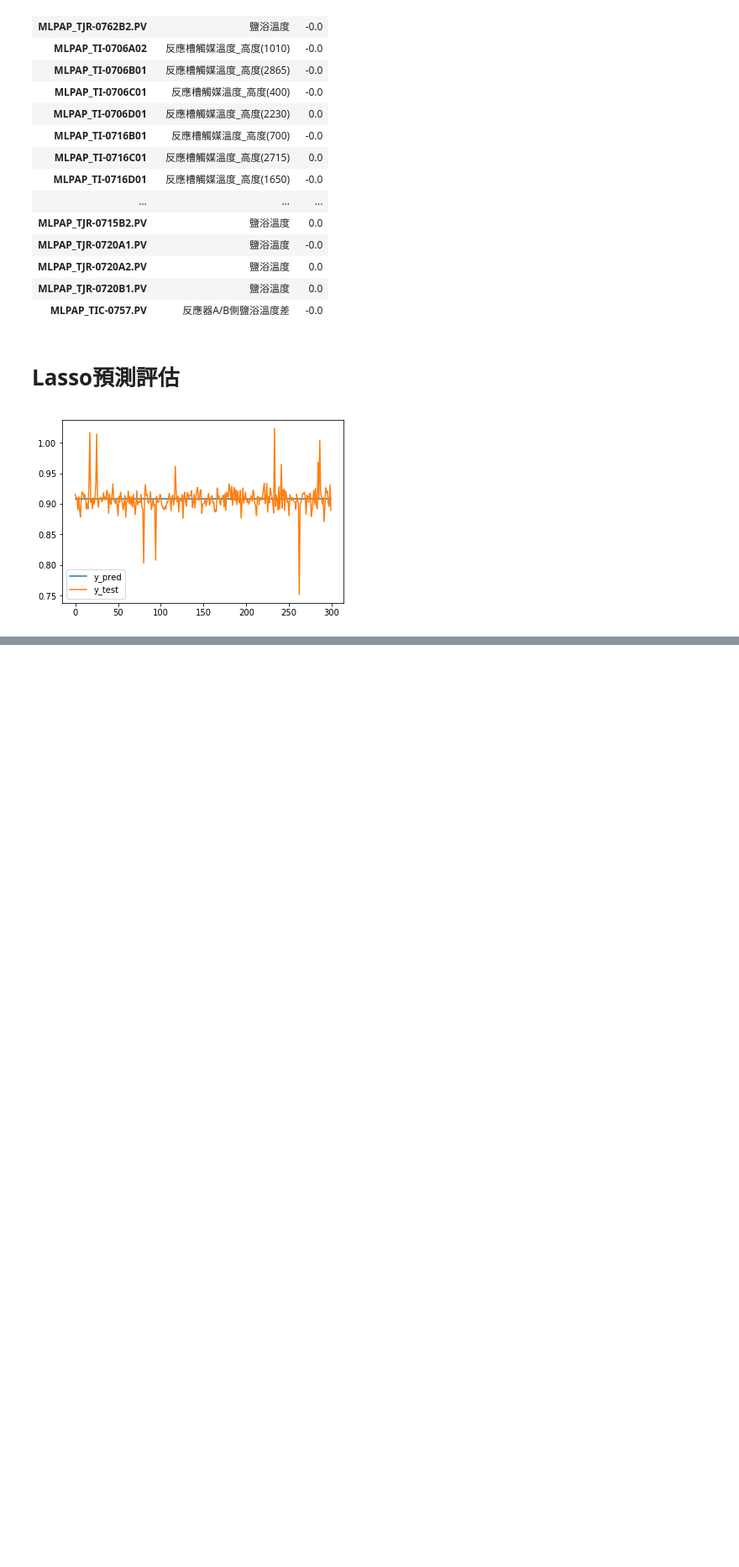
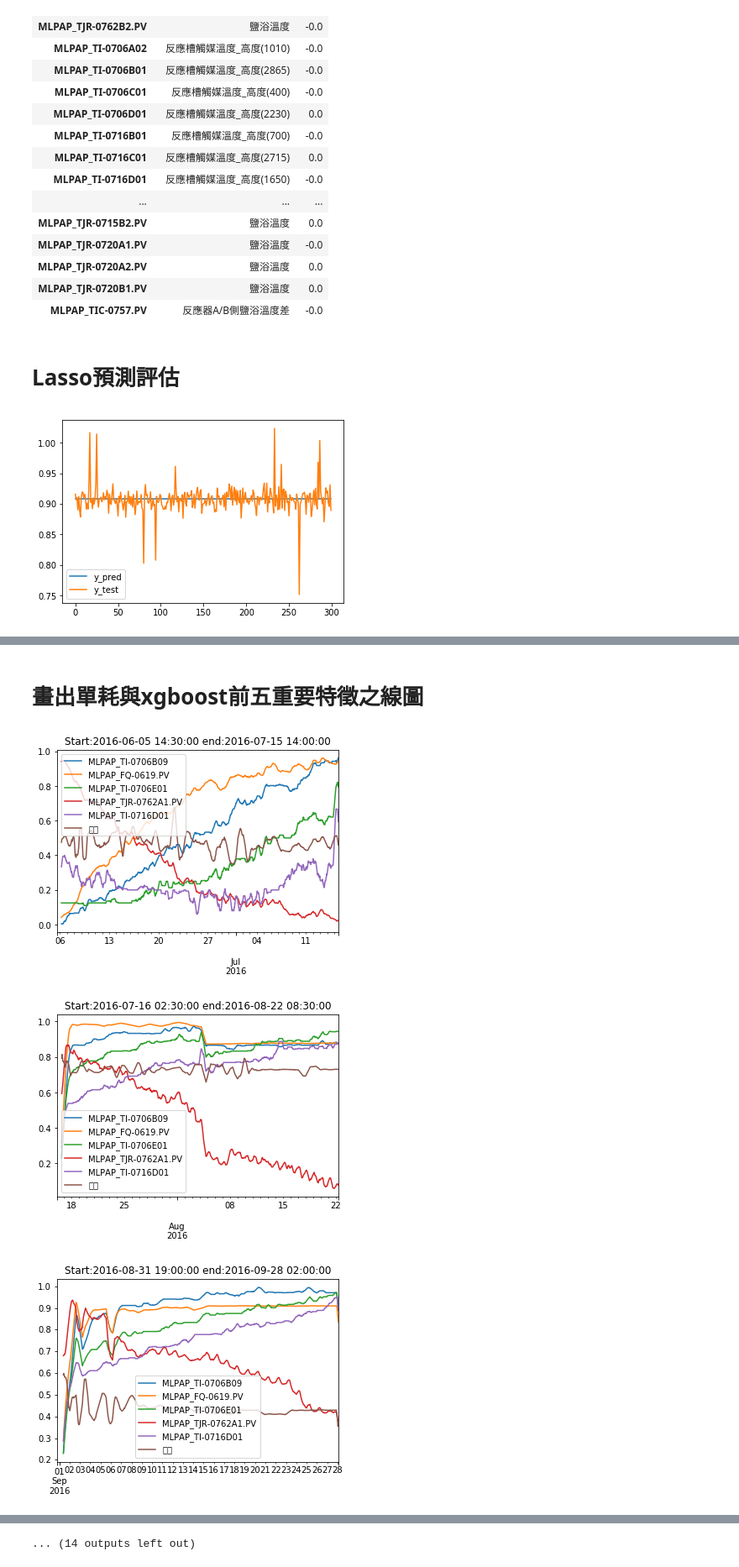
Before and after one commit to skywalker0803r/works, a Jupyter notebook: 南亞PA廠R3_預測單耗.ipynb, the cells around one changed output, grey strips where cells are left out. Shown at 84% size. Cells and saved outputs as stored; diff of their text form; code cells hidden in the pictures; blank space fills up the shorter version.

```diff
--- a/南亞PA廠R3_預測單耗.ipynb
+++ b/南亞PA廠R3_預測單耗.ipynb
@@ -431,0 +512,15 @@ plt.show()
+# %%
+import datetime
+
+觀察時間們 = []
+觀察時間 = []
+
+for i,i_next in zip(df.index,df.index[1:]):
+  #若下一筆資料在30分之後,則加入index
+  if (i_next - i) == datetime.timedelta(minutes = 30):
+    觀察時間.append((i))
+    continue
+  #若下一筆資料超過30分後
+  觀察時間們.append(觀察時間)
+  觀察時間 = []
+len(觀察時間們)
@@ -431,0 +533,7 @@ plt.show()
+# %%
+sub_dfs = []
+for 觀察時間 in 觀察時間們:
+  if len(觀察時間)>500:
+    sub_df = df.loc[觀察時間]
+    sub_dfs.append(sub_df)
+print(len(sub_dfs))
@@ -431,0 +565,17 @@ plt.show()
+# %% [markdown]
+# 畫出單耗與xgboost前五重要特徵之線圖
+# %%
+from sklearn.preprocessing import MinMaxScaler
+for data in sub_dfs:
+  scaler = MinMaxScaler()
+  scaler.fit(data)
+  data_mm = scaler.transform(data)
+  data_mm = pd.DataFrame(data_mm,index=data.index,columns=data.columns)
+  data_mm[list(result.index[:5])+['單耗']].rolling(30).mean().plot()
+  T = 'Start:{} end:{}'.format(data.index[0],data.index[-1])
+  plt.title(T)
+  plt.show()
+# %% [output]
+[figure, added]
+[figure, added]
+[figure, added]
@@ -431,0 +591 @@ plt.show()
+... (14 outputs left out)
```
Also changed, not shown: parts of 16 cells of this notebook.
